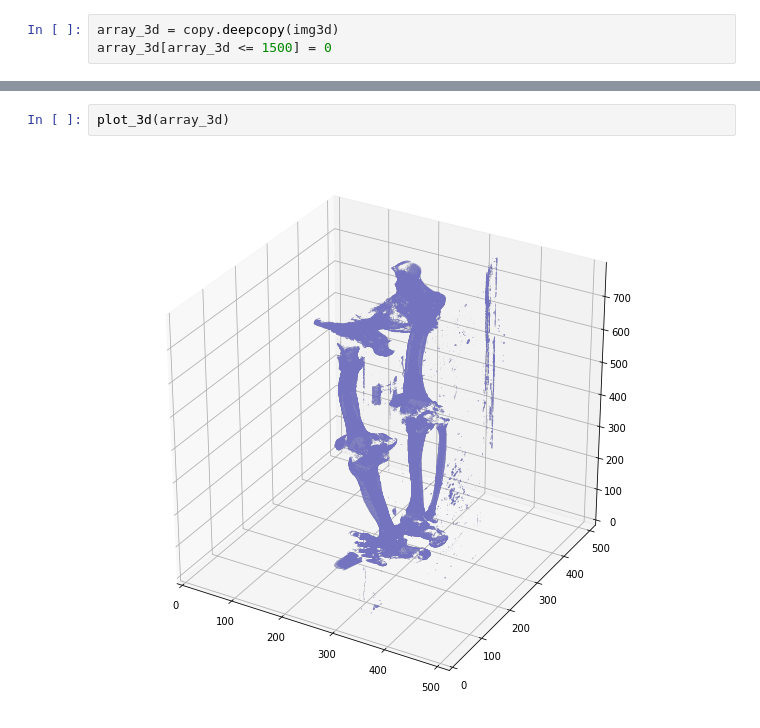
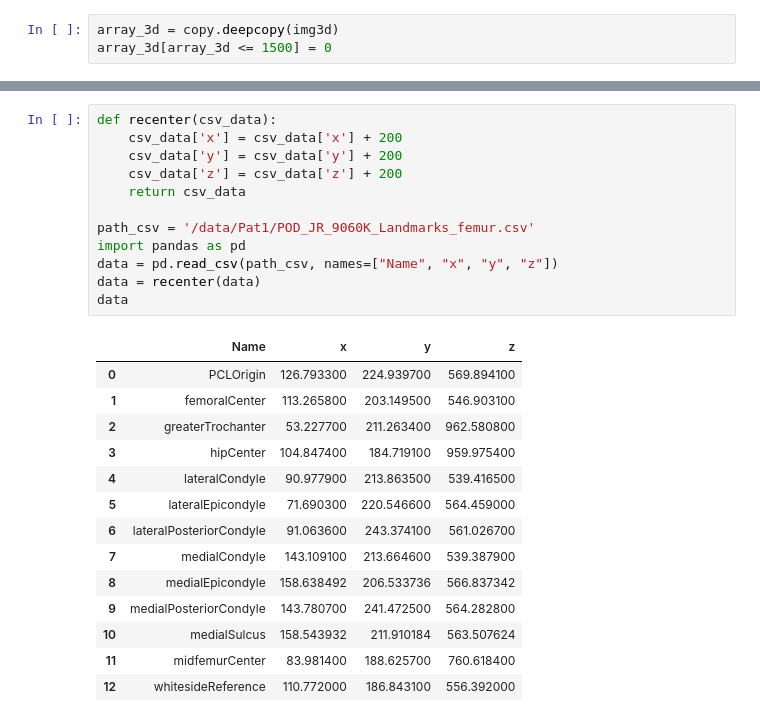
Before and after one commit to raminrafi/Regression-Model---Detection-of-Landmarks-on-Knee-Joints-Using-CSV-Data, a Jupyter notebook: reslice.ipynb, the cells around one changed output, grey strips where cells are left out. Saved outputs shown, nothing was run; the diff lists cells and outputs as text.

```diff
--- a/reslice.ipynb
+++ b/reslice.ipynb
@@ -188,4 +191,27 @@ plot_3d(array_3d)
-# %%
-plot_3d(array_3d)
-# %% [output]
-[figure, removed]
+# %%
+def recenter(csv_data):
+    csv_data['x'] = csv_data['x'] + 200
+    csv_data['y'] = csv_data['y'] + 200
+    csv_data['z'] = csv_data['z'] + 200
+    return csv_data
+
+path_csv = '/data/Pat1/POD_JR_9060K_Landmarks_femur.csv'
+import pandas as pd
+data = pd.read_csv(path_csv, names=["Name", "x", "y", "z"])
+data = recenter(data)
+data
+# %% [output]
+|  | Name | x | y | z |
+| 0 | PCLOrigin | 126.793300 | 224.939700 | 569.894100 |
+| 1 | femoralCenter | 113.265800 | 203.149500 | 546.903100 |
+| 2 | greaterTrochanter | 53.227700 | 211.263400 | 962.580800 |
+| 3 | hipCenter | 104.847400 | 184.719100 | 959.975400 |
+| 4 | lateralCondyle | 90.977900 | 213.863500 | 539.416500 |
+| 5 | lateralEpicondyle | 71.690300 | 220.546600 | 564.459000 |
+| 6 | lateralPosteriorCondyle | 91.063600 | 243.374100 | 561.026700 |
+| 7 | medialCondyle | 143.109100 | 213.664600 | 539.387900 |
+| 8 | medialEpicondyle | 158.638492 | 206.533736 | 566.837342 |
+| 9 | medialPosteriorCondyle | 143.780700 | 241.472500 | 564.282800 |
+| 10 | medialSulcus | 158.543932 | 211.910184 | 563.507624 |
+| 11 | midfemurCenter | 83.981400 | 188.625700 | 760.618400 |
+| 12 | whitesideReference | 110.772000 | 186.843100 | 556.392000 |
```
Also changed, not shown: parts of 10 cells of this notebook.
